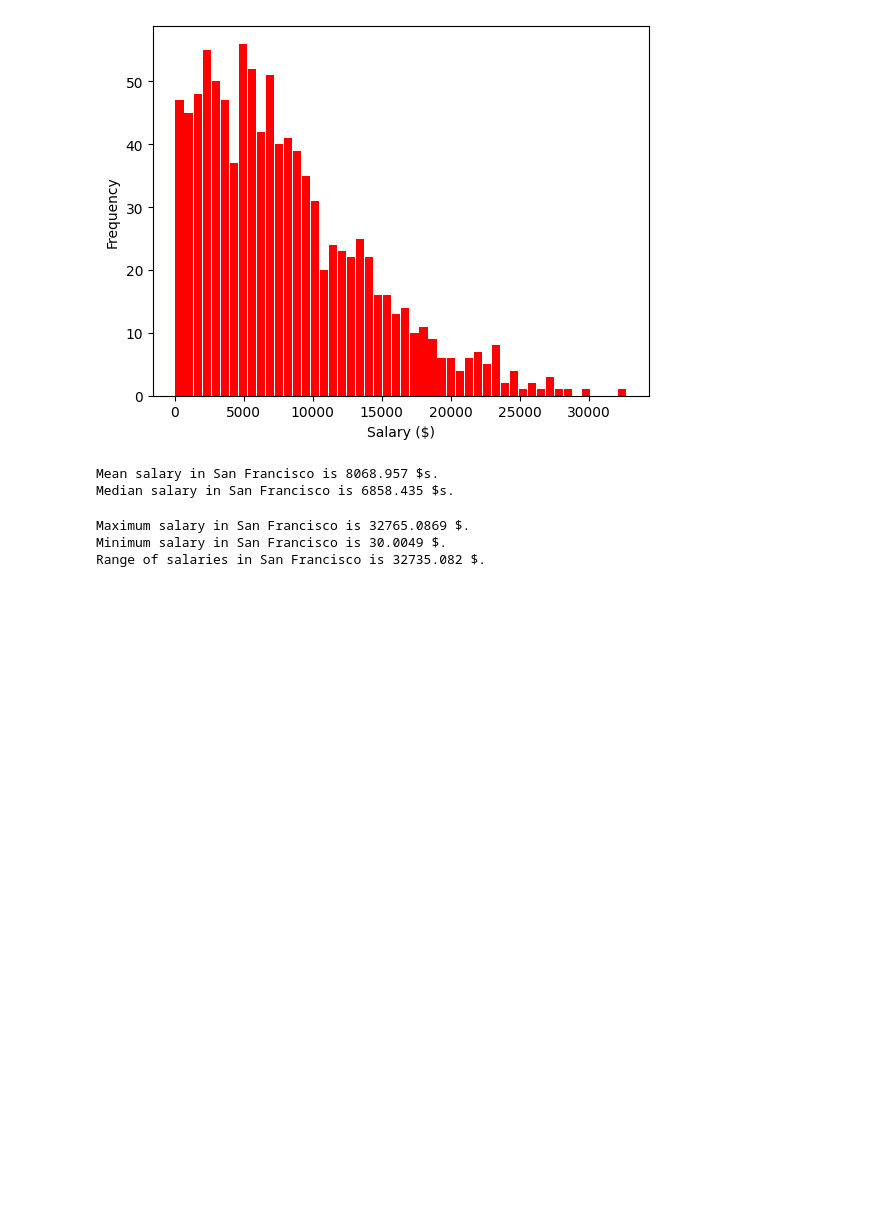
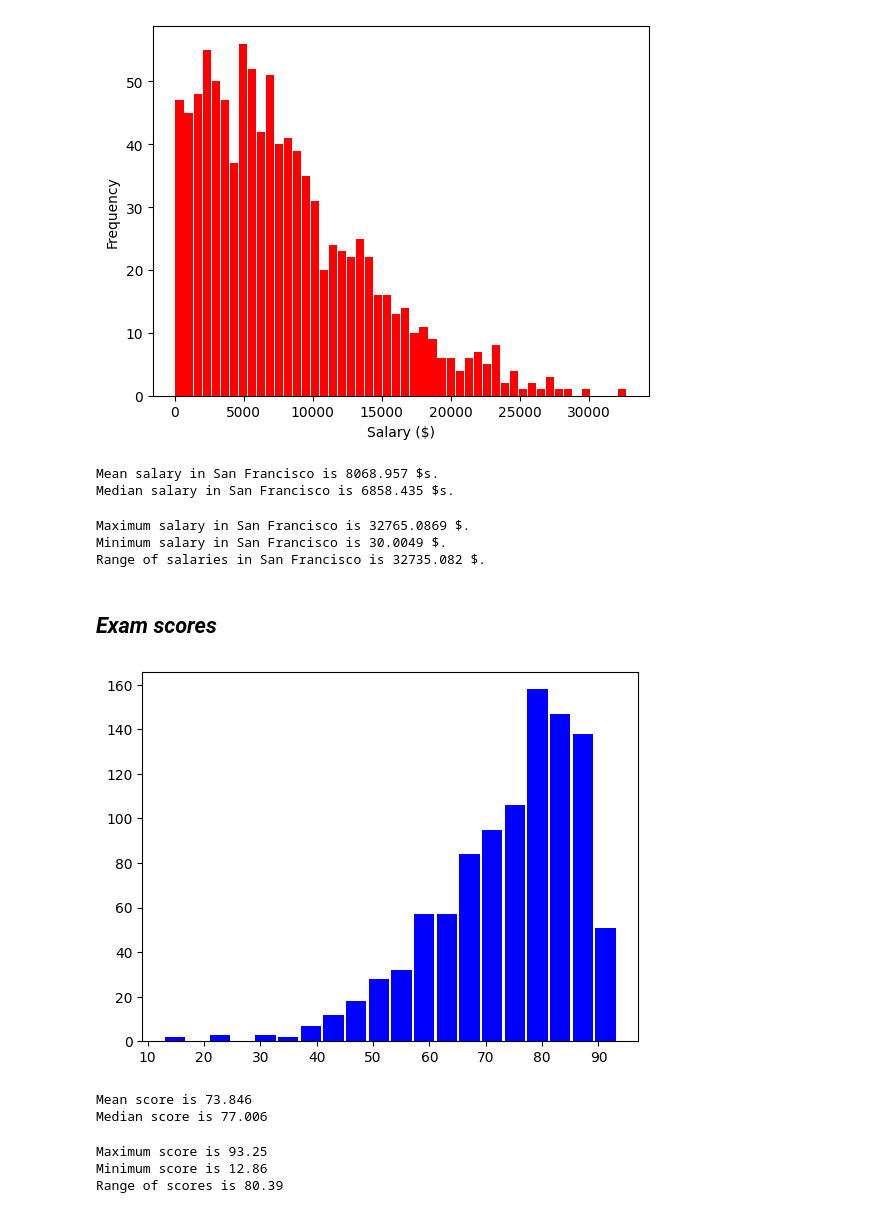
Before and after one commit to anoban/Understanding-and-Visualizing-Data-with-Python, a Jupyter notebook: anoban/Quantitative Data.ipynb, the cells around one changed output. Saved outputs shown, nothing was run; the diff lists cells and outputs as text; code cells hidden in the pictures; blank space fills up the shorter version.

```diff
--- a/anoban/Quantitative Data.ipynb
+++ b/anoban/Quantitative Data.ipynb
@@ -177,3 +177,15 @@ Range of salaries in San Francisco is 32735.082 $.
 # centered at $ 8,068.
 # with most of the data falling in the range of $ 30 to $ 32,765
 # with outliers in the higher end.
+# %% [markdown]
+## ___Exam scores___
+# %%
+# a defines the degree of skewedness.
+# positive for right skewed dists, negative for left skewed dists.
+
+scores = stats.skewnorm.rvs(a = -10, loc = 90, scale = 20, size = 1000)
+# %%
+plt.hist(scores, color = "blue", rwidth = 0.9, bins = 20)
+plt.show()
+# %% [output]
+[figure, added]
@@ -179,0 +196,18 @@ Range of salaries in San Francisco is 32735.082 $.
+# %%
+# Center
+
+print(f"Mean score is {scores.mean():.3f}")
+print(f"Median score is {np.median(scores):.3f}")
+# %% [output]
+Mean score is 73.846
+Median score is 77.006
+# %%
+# Spread
+
+print(f"Maximum score is {scores.max():.2f}")
+print(f"Minimum score is {scores.min():.2f}")
+print(f"Range of scores is {scores.max() - scores.min():.2f}")
+# %% [output]
+Maximum score is 93.25
+Minimum score is 12.86
+Range of scores is 80.39
```
Also changed, not shown: parts of 1 cell of this notebook.
